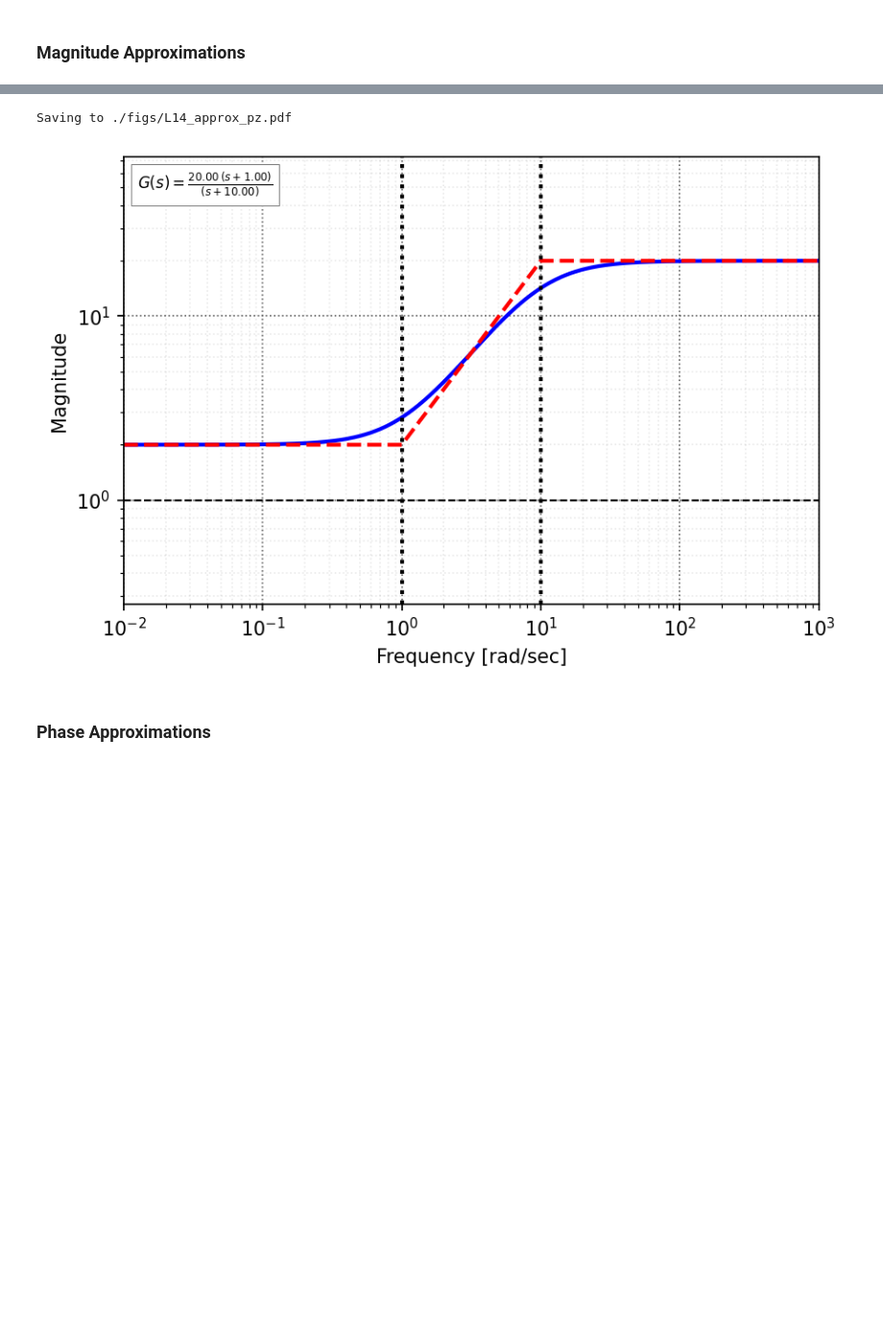
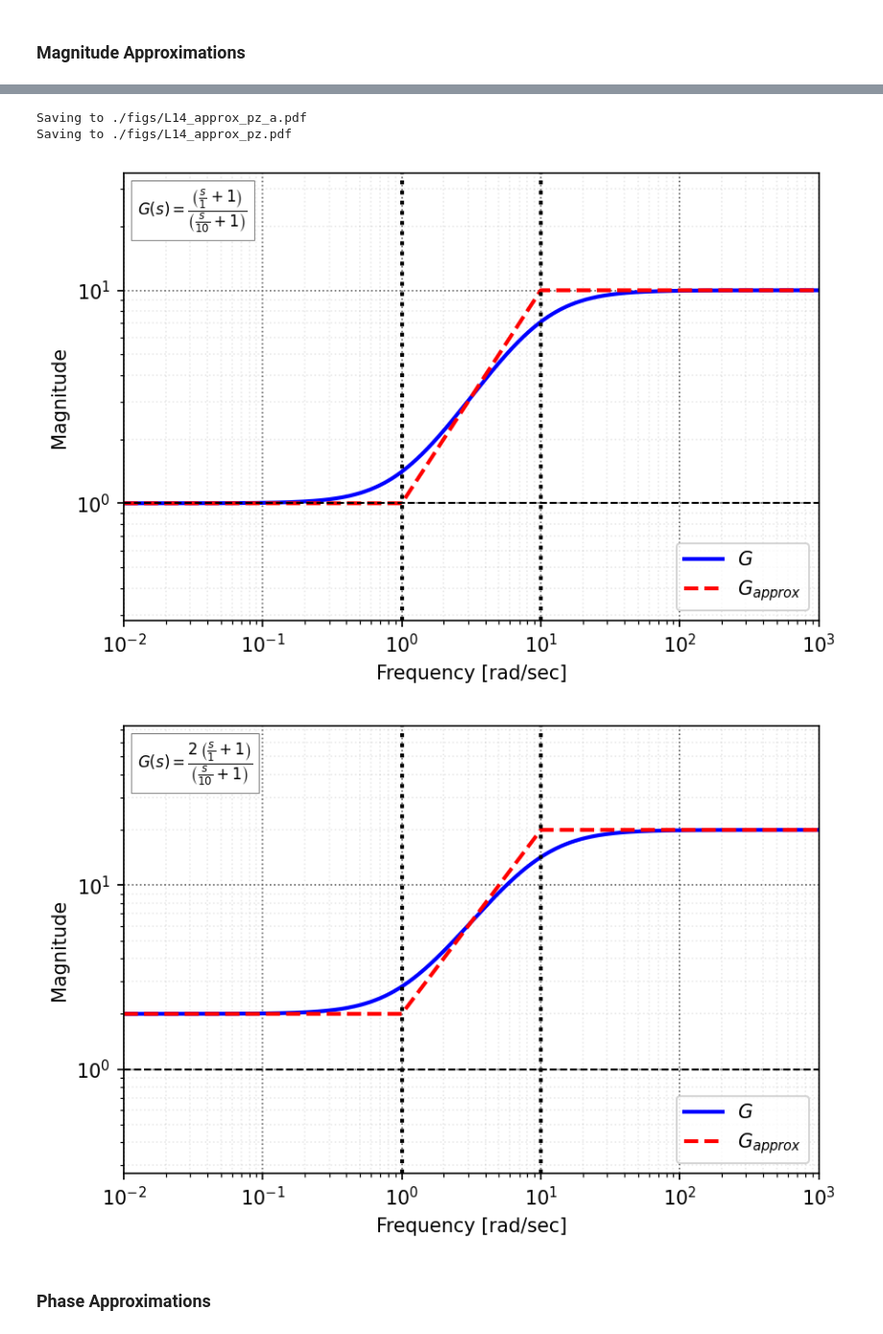
Before and after one commit to mit-acl/16_06_Class, a Jupyter notebook: notebooks/16_06_T16_Bode_asymp.ipynb, the cells around one changed output, grey strips where cells are left out. Shown at 96% size. Cells and saved outputs as stored; diff of their text form; code cells hidden in the pictures; blank space fills up the shorter version.

```diff
--- a/notebooks/16_06_T16_Bode_asymp.ipynb
+++ b/notebooks/16_06_T16_Bode_asymp.ipynb
@@ -93,9 +93,14 @@ Saving to ./figs/L14_approx_p.pdf
 # %%
 #full
-ax = ab.approx_Bode(G1, w=w, file_name = './figs/L14_approx_pz.pdf', mag_only=True)
+fig, axs = plt.subplots(figsize=(6,4),dpi=150,sharex=True)
+ax = ab.approx_Bode(G1/2, w=w, file_name = './figs/L14_approx_pz_a.pdf', mag_only=True,axs=axs,sigfigs=0)
+fig, axs = plt.subplots(figsize=(6,4),dpi=150,sharex=True)
+ax = ab.approx_Bode(G1, w=w, file_name = './figs/L14_approx_pz.pdf', mag_only=True,axs=axs,sigfigs=0)
 # %% [output]
+Saving to ./figs/L14_approx_pz_a.pdf
 Saving to ./figs/L14_approx_pz.pdf
-[figure, old version]
+[figure, new version]
+[figure, added]
 # %% [markdown]
 ### Phase Approximations
 # %%
```
Also changed, not shown: parts of 15 cells of this notebook, 9 other files.
